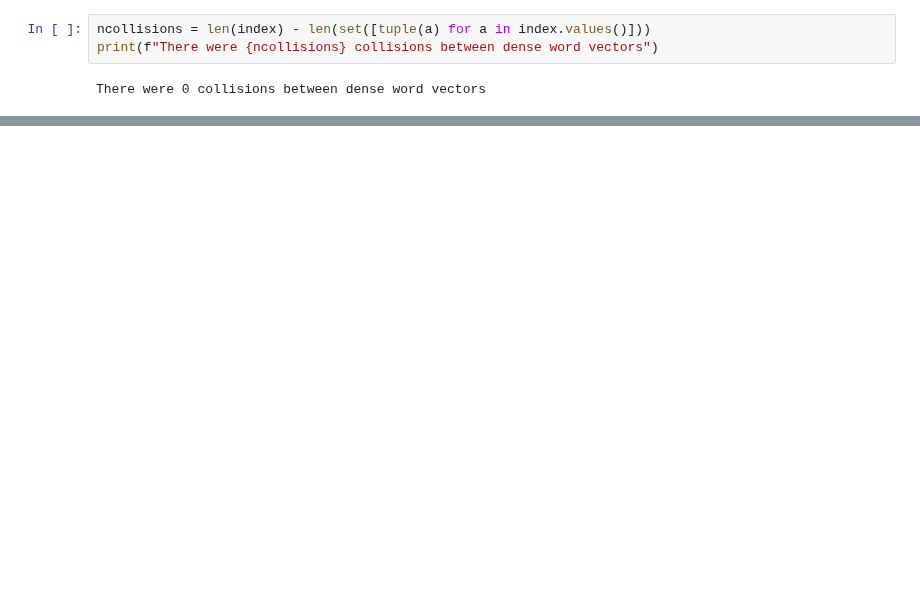
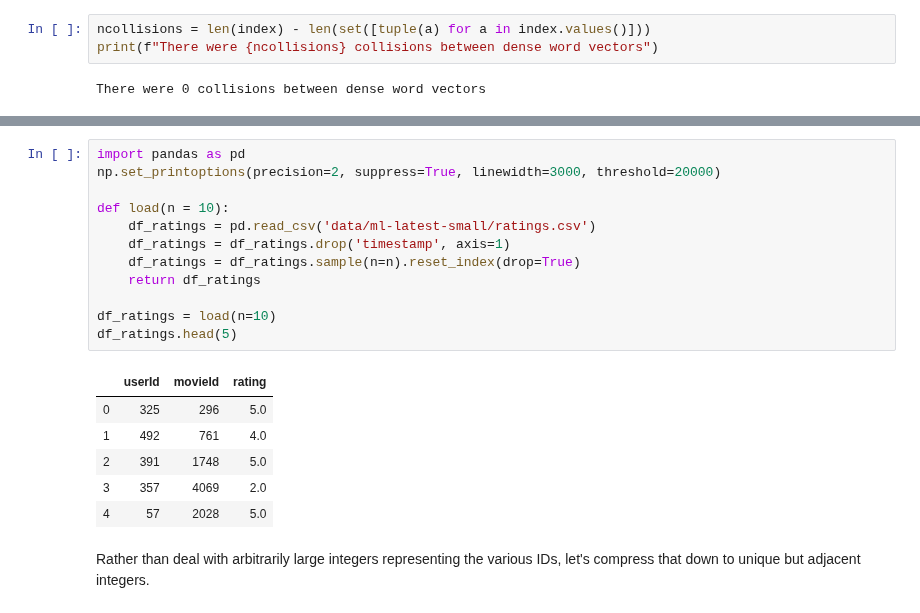
Before and after one commit to parrt/playdl, a Jupyter notebook: mnist/notebooks/word-embeddings.ipynb, the cells around one changed output, grey strips where cells are left out. Drawn from its saved outputs; the diff is of its cells as text; blank space fills up the shorter version.

```diff
--- a/mnist/notebooks/word-embeddings.ipynb
+++ b/mnist/notebooks/word-embeddings.ipynb
@@ -73,0 +132,21 @@ BTW, this also works for embedding of other things like movies/users (from the n
+# %%
+import pandas as pd
+np.set_printoptions(precision=2, suppress=True, linewidth=3000, threshold=20000)
+
+def load(n = 10):
+    df_ratings = pd.read_csv('data/ml-latest-small/ratings.csv')
+    df_ratings = df_ratings.drop('timestamp', axis=1)
+    df_ratings = df_ratings.sample(n=n).reset_index(drop=True)
+    return df_ratings
+
+df_ratings = load(n=10)
+df_ratings.head(5)
+# %% [output]
+|  | userId | movieId | rating |
+| 0 | 325 | 296 | 5.0 |
+| 1 | 492 | 761 | 4.0 |
+| 2 | 391 | 1748 | 5.0 |
+| 3 | 357 | 4069 | 2.0 |
+| 4 | 57 | 2028 | 5.0 |
+# %% [markdown]
+Rather than deal with arbitrarily large integers representing the various IDs, let's compress that down to unique but adjacent integers.
```
Also changed, not shown: parts of 32 cells of this notebook, 1 other file.
